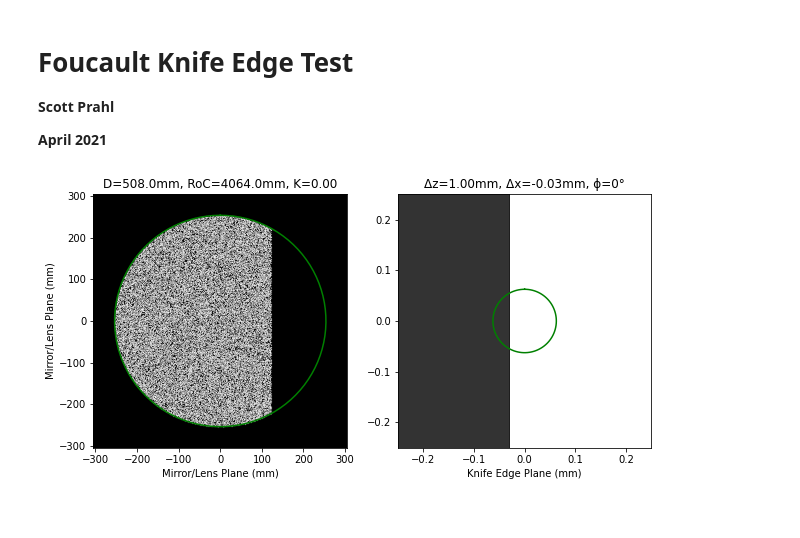
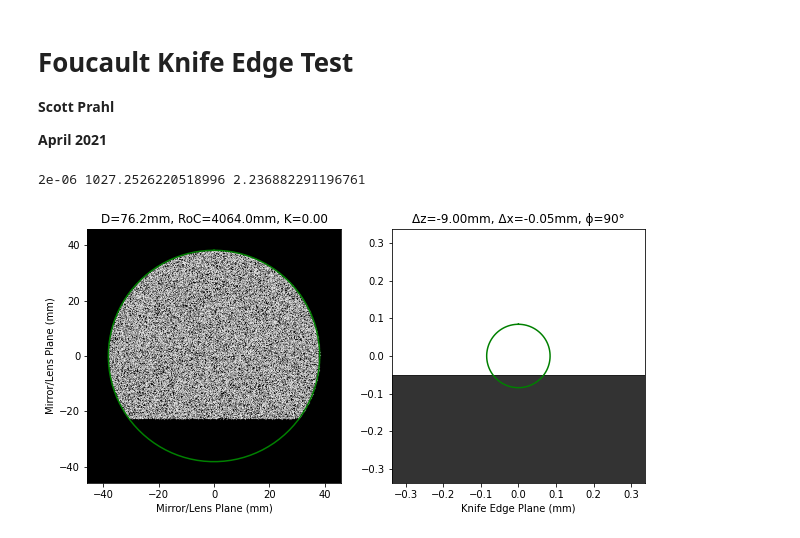
Before and after one commit to scottprahl/lenstest, a Jupyter notebook: docs/foucault.ipynb, the cells around one changed output. Drawn from its saved outputs; the diff is of its cells as text; code cells hidden in the pictures.

```diff
--- a/docs/foucault.ipynb
+++ b/docs/foucault.ipynb
@@ -9,14 +9,15 @@ import numpy as np
 import matplotlib.pyplot as plt
 import lenstest
 # %%
-D = 20*25.4
+D = 3*25.4
 RoC = 160*25.4
-offset = 1
-x_offset = -0.03
+offset = -9
+x_offset = -0.05
 conic = 0
-phi = np.radians(0)
+phi = np.radians(90)
 
-lenstest.foucault.foucault_plot(D, RoC, x_offset, offset, conic, phi=phi)
+lenstest.foucault.foucault_plot(D, RoC, x_offset, offset, conic, phi=phi, A1=0.000002)
 plt.show()
 # %% [output]
+2e-06 1027.2526220518996 2.236882291196761
-[figure, old version]
+[figure, new version]
```
Also changed, not shown: 3 other files.
